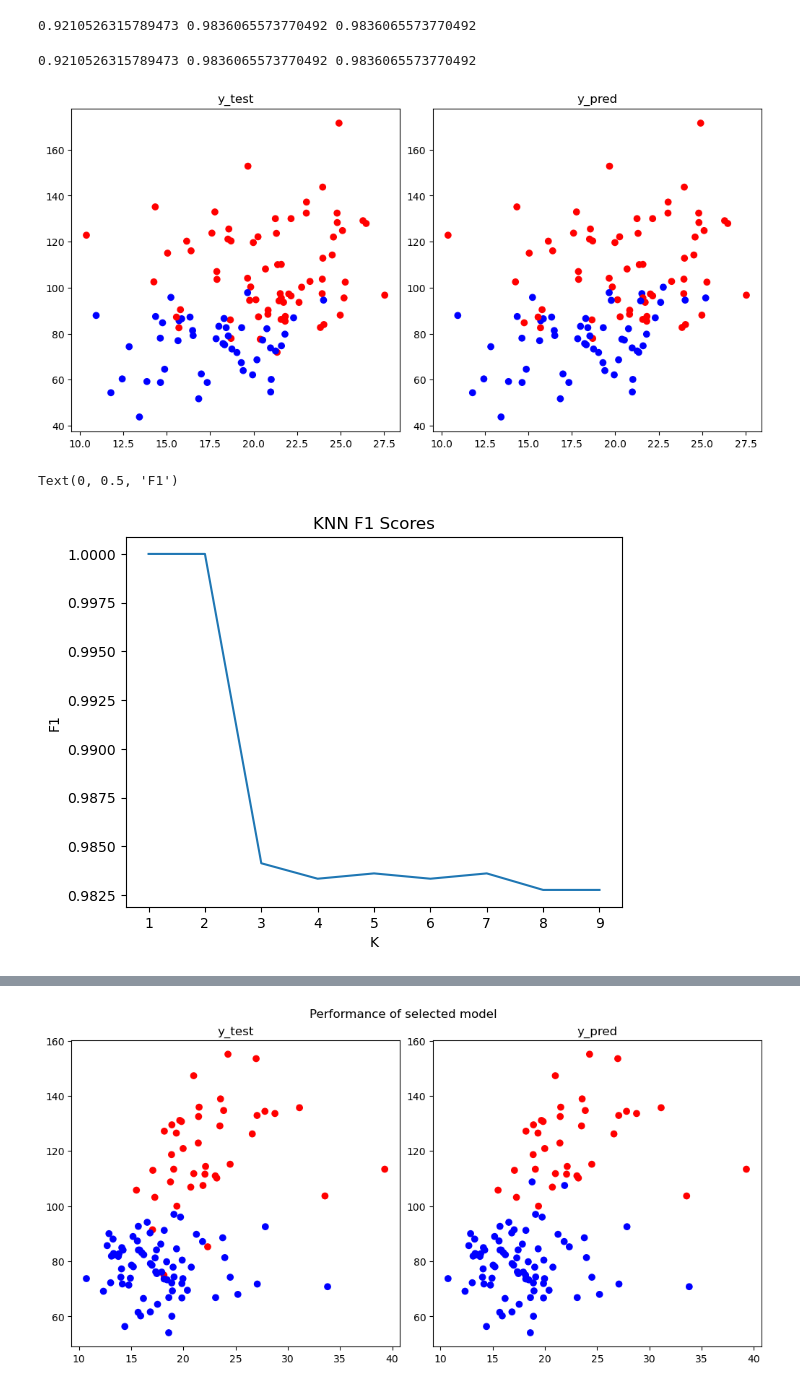
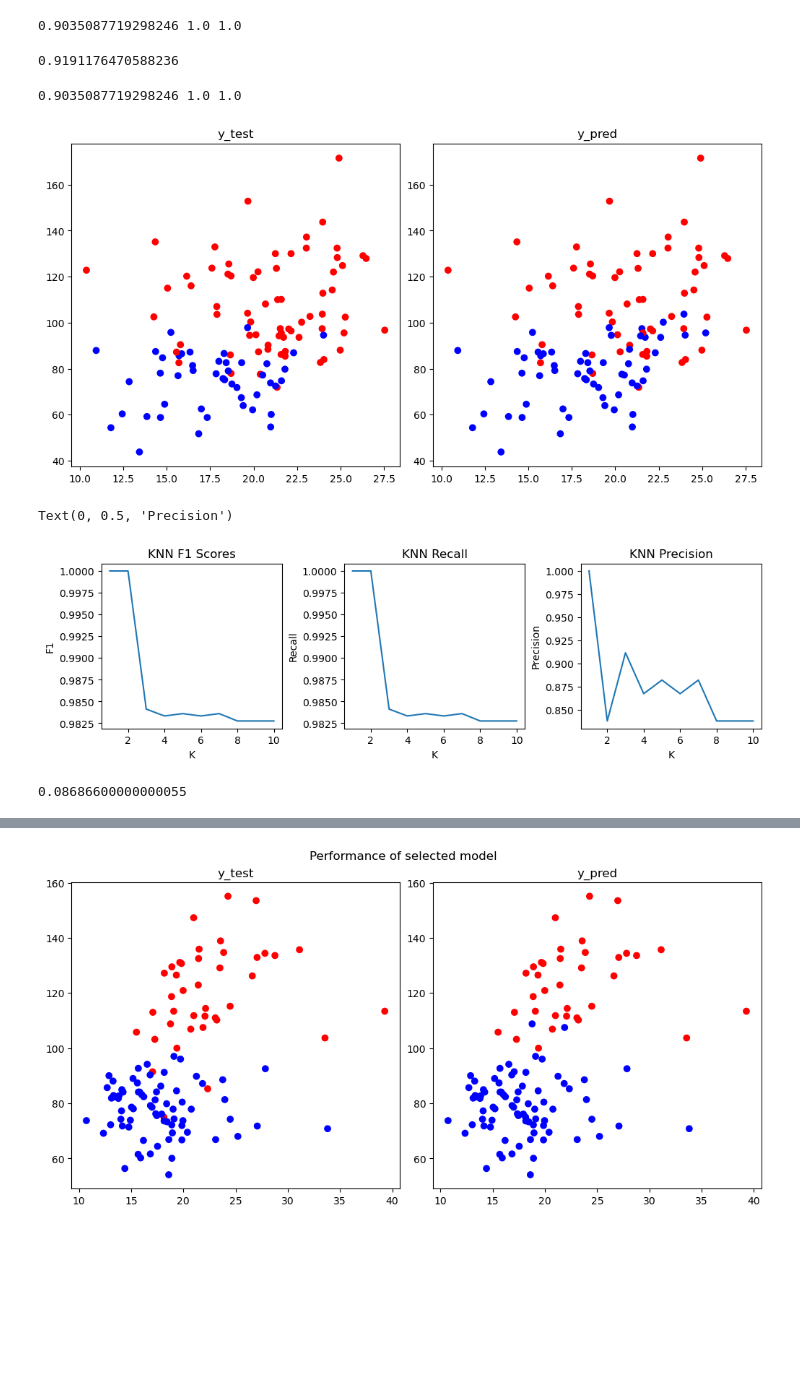
Before and after one commit to yuxinl915/02620_GRP8, a Jupyter notebook: knn.ipynb, the cells around one changed output, grey strips where cells are left out. Saved outputs shown, nothing was run; the diff lists cells and outputs as text; code cells hidden in the pictures; blank space fills up the shorter version.

```diff
--- a/knn.ipynb
+++ b/knn.ipynb
@@ -65,7 +66,7 @@ class KNearestNeighbors():
 train_set = round(X.shape[0] * 0.8)
 x_train = X.values[:train_set]
 y_train = y.values[:train_set].flatten()
-knn = KNearestNeighbors(x_train,y_train)
+knn = KNearestNeighbors(x_train,y_train,k=2)
 
 test_set = X.shape[0] - train_set
 x_test = X.values[:test_set]
@@ -75,14 +76,22 @@ y_pred = knn.predict(x_test)
 
 print(knn.accuracy(y_test), knn.recall(y_test), knn.f1(y_test))
 # %% [output]
-0.9210526315789473 0.9836065573770492 0.9836065573770492
+0.9035087719298246 1.0 1.0
+# %%
+# AUC curve
+
+from sklearn.metrics import roc_auc_score
+
+roc_auc_score((y_test == 'B'),(y_pred=='B'))
+# %% [output]
+0.9191176470588236
 # %%
 # Compare with Manhattan distance
 
 train_set = round(X.shape[0] * 0.8)
 x_train = X.values[:train_set]
 y_train = y.values[:train_set].flatten()
-knn = KNearestNeighbors(x_train,y_train,distance=manhattan)
+knn = KNearestNeighbors(x_train,y_train,k=2,distance=manhattan)
 
 test_set = X.shape[0] - train_set
 x_test = X.values[:test_set]
@@ -92,7 +101,7 @@ y_pred = knn.predict(x_test)
 
 print(knn.accuracy(y_test), knn.recall(y_test), knn.f1(y_test))
 # %% [output]
-0.9210526315789473 0.9836065573770492 0.9836065573770492
+0.9035087719298246 1.0 1.0
 # %%
 fig, ax = plt.subplots(1,2,layout='constrained',figsize=(10,5))
 ax[0].scatter(x_test[:,1].flatten(),x_test[:,2].flatten(),c=['blue' if b == 'B' else 'red' for b in y_test])
@@ -101,32 +110,54 @@ ax[1].scatter(x_test[:,1].flatten(),x_test[:,2].flatten(),c=['blue' if b == 'B'
 ax[1].set_title('y_pred')
 plt.show()
 # %% [output]
-[figure, old version]
+[figure, new version]
 # %%
 # Examine different values of k
 
 f1s = []
+accuracies = []
+recalls = []
 preds = []
-ks = range(1, 10)
+precisions = []
+ks = range(1, 11)
 for k in ks:
     knn = KNearestNeighbors(x_train, y_train, k=k)
     preds += [knn.predict(x_test)]
+    accuracies += [knn.accuracy(y_test)]
     f1s += [knn.f1(y_test)]
-
-plt.plot(ks, f1s)
-plt.title('KNN F1 Scores')
-plt.xlabel('K')
-plt.ylabel('F1')
+    recalls += [knn.recall(y_test)]
+    precisions += [knn.precision(y_test)]
-# %% [output]
-Text(0, 0.5, 'F1')
-[figure, removed]
+# %%
+fig,axs = plt.subplots(1,3,layout='constrained',figsize=(10,3))
+
+axs[0].plot(ks, f1s)
+axs[0].set_title('KNN F1 Scores')
+axs[0].set_xlabel('K')
+axs[0].set_ylabel('F1')
+
+axs[1].plot(ks, recalls)
+axs[1].set_title('KNN Recall')
+axs[1].set_xlabel('K')
+axs[1].set_ylabel('Recall')
+
+axs[2].plot(ks, precisions)
+axs[2].set_title('KNN Precision')
+axs[2].set_xlabel('K')
+axs[2].set_ylabel('Precision')
+# %% [output]
+Text(0, 0.5, 'Precision')
+[figure, added]
 # %%
 # Examine across k-folds
+
+t = time.process_time()
+
 
 accuracies = []
 recalls = []
 f1s = []
 preds = []
+rocs = []
 
 for i in np.arange(5):
 
@@ -143,3 +174,8 @@ for i in np.arange(5):
     accuracies.append(knn.accuracy(y_test))
     recalls.append(knn.recall(y_test))
     f1s.append(knn.f1(y_test))
+    rocs += [roc_auc_score((y_test == 'B'),(preds[i]=='B'))]
+
+print(time.process_time() - t)
+# %% [output]
+0.08686600000000055
```
Also changed, not shown: parts of 5 cells of this notebook.
